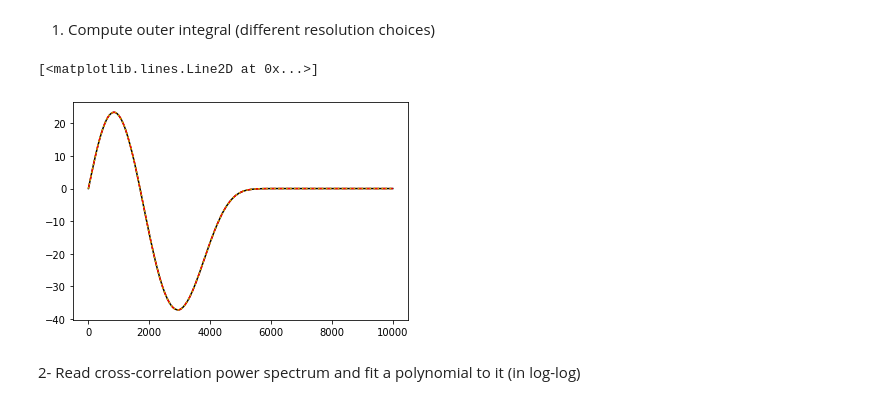
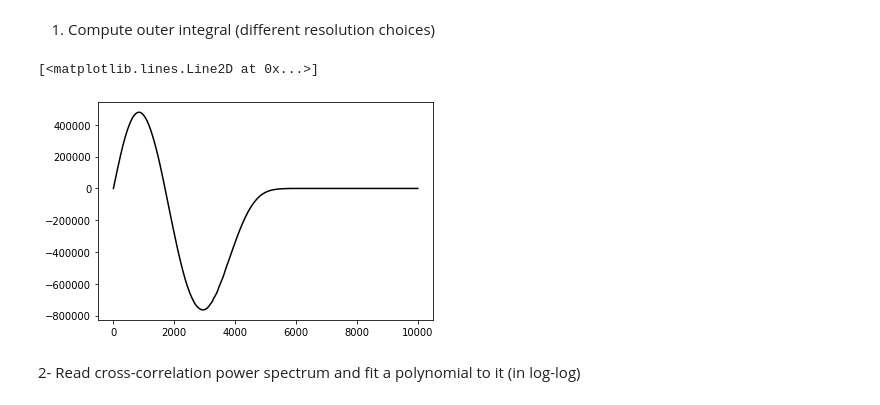
Before and after one commit to boryanah/2MPZ_vel, a Jupyter notebook: LensingCorrection.ipynb, the cells around one changed output. Saved outputs shown, nothing was run; the diff lists cells and outputs as text; code cells hidden in the pictures.

```diff
--- a/LensingCorrection.ipynb
+++ b/LensingCorrection.ipynb
@@ -6,7 +6,7 @@ from scipy.interpolate import interp1d
 # %% [markdown]
 CMB power spectrum
 # %%
-l, dltt, dlee, dlte, _, _ = np.loadtxt("pairwise/camb_data/camb_theory.dat", unpack=True)
+l, dltt, dlee, dlte = np.loadtxt("camb_19834798_scalcls.dat", unpack=True)
 cltt = interp1d(l, dltt*2*np.pi/(l*(l+1)), bounds_error=False, fill_value=0)
 # %% [markdown]
 Beam
@@ -21,6 +21,7 @@ Filter
 # %%
 Fl_th = np.load("pairwise/camb_data/Planck_filter_kSZ.npy")
 ell = np.load("pairwise/camb_data/Planck_ell_kSZ.npy")
+Fl_th = Fl_th / np.amax(Fl_th)
 Fl = interp1d(ell, Fl_th, bounds_error=False, fill_value=0)
 # %%
 def fl(l):
@@ -29,7 +35,7 @@ def fl(l):
 Inner integral
 # %%
 def integ_inner(l, L, nphi=64):
-    phi = np.linspace(0, np.pi, nphi)
+    phi = np.linspace(0, 2*np.pi, nphi)
     cphi = np.cos(phi)
     l2 = l**2+L**2+2*l*L*cphi
     l2[l2 <= 0] = 0
@@ -65,11 +71,11 @@ ls2, I2 = get_integ(512)
 ls3, I3 = get_integ(1024, nphi=32)
 # %%
 plt.plot(ls1, I1, 'k-')
-plt.plot(ls2, I2, 'r--')
-plt.plot(ls3, I3, 'y:')
+#plt.plot(ls2, I2, 'r--')
+#plt.plot(ls3, I3, 'y:')
 # %% [output]
 [<matplotlib.lines.Line2D at 0x...>]
-[figure, old version]
+[figure, new version]
 # %% [markdown]
 2- Read cross-correlation power spectrum and fit a polynomial to it (in log-log)
 # %%
```
Also changed, not shown: parts of 6 cells of this notebook.
